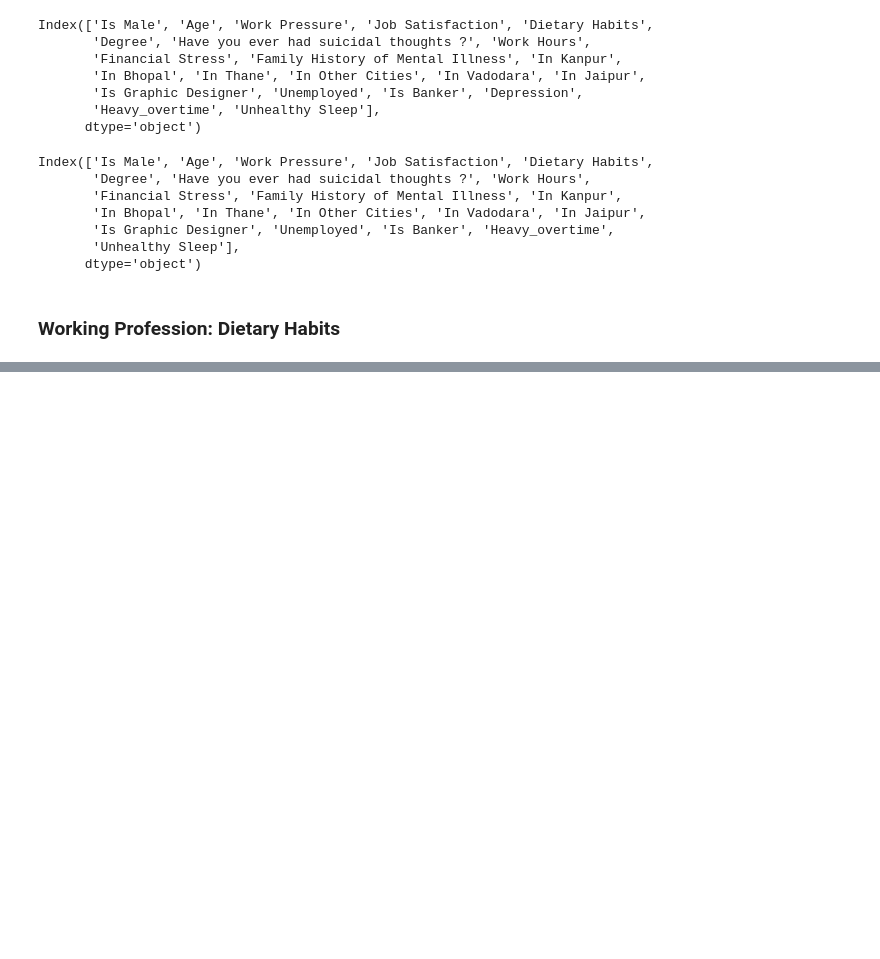
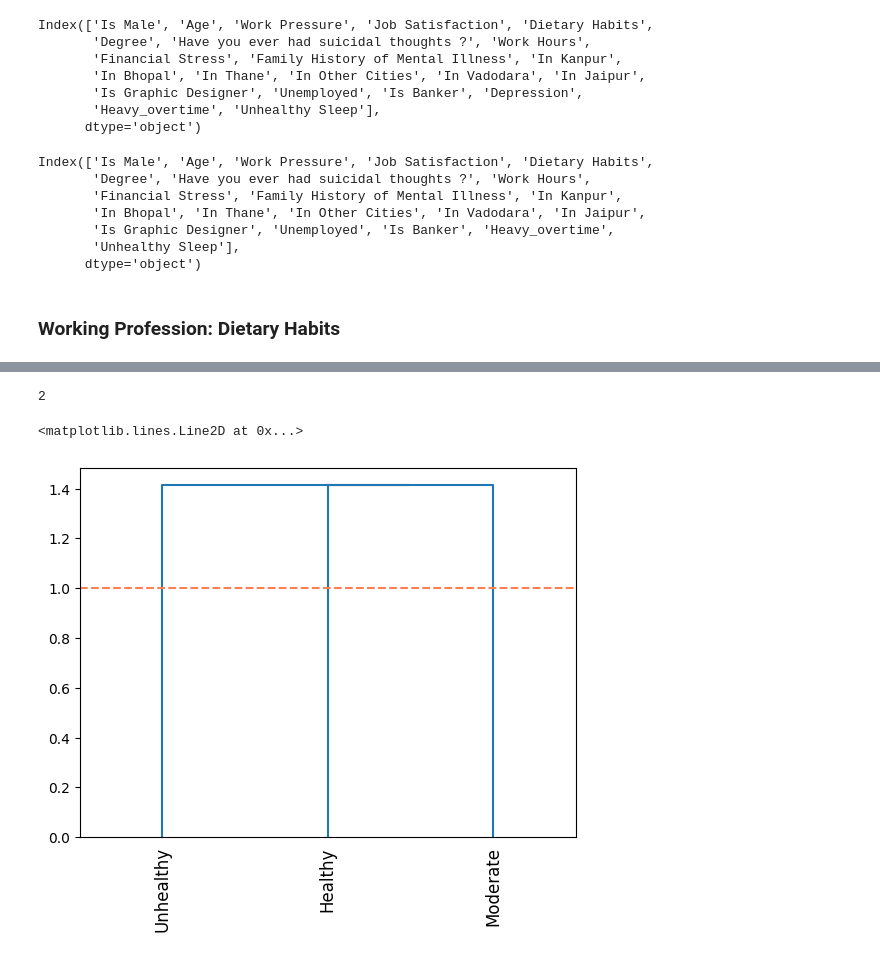
Before and after one commit to Anqi-Wang-aug/kaggle-competition-depression-prediction, a Jupyter notebook: script.ipynb, the cells around one changed output, grey strips where cells are left out. Cells and saved outputs as stored; diff of their text form; code cells hidden in the pictures; blank space fills up the shorter version.

Commit message:
Have finished cleaning dietary habit

```diff
--- a/script.ipynb
+++ b/script.ipynb
@@ -1328,0 +1346,31 @@ Working Profession: Dietary Habits
+# %%
+working_tr['Dietary Habits'].isnull().sum()
+# %% [output]
+2
+# %%
+diet_mode = working_tr['Dietary Habits'].mode()[0]
+working_tr['Dietary Habits'].fillna(diet_mode,inplace=True)
+
+normalized = ['Moderate', 'Healthy', 'Unhealthy']
+working_tr.loc[~working_tr['Dietary Habits'].isin(normalized), 'Dietary Habits'] = diet_mode
+# %%
+depression_vs_diet = working_tr.groupby('Dietary Habits').Depression.value_counts().unstack()
+diet = depression_vs_diet.index
+n = len(diet)
+disim_matrix = [[0 for i in range(n)] for j in range(n)]
+
+for i in range(0, n):
+    for j in range(i, n):
+        table = [
+            depression_vs_diet.loc[diet[i]],
+            depression_vs_diet.loc[diet[j]]
+        ]
+        _, p_val, _, _ = chi2_contingency(table)
+        disim_matrix[i][j] = disim_matrix[j][i] = 1-p_val
+
+link_matrix = linkage(disim_matrix, method='ward')
+_ = dendrogram(link_matrix, labels=diet, leaf_rotation=90)
+plt.axhline(y=1, color='coral', linestyle='--')
+# %% [output]
+<matplotlib.lines.Line2D at 0x...>
+[figure, added]
```
Also changed, not shown: parts of 4 cells of this notebook.
